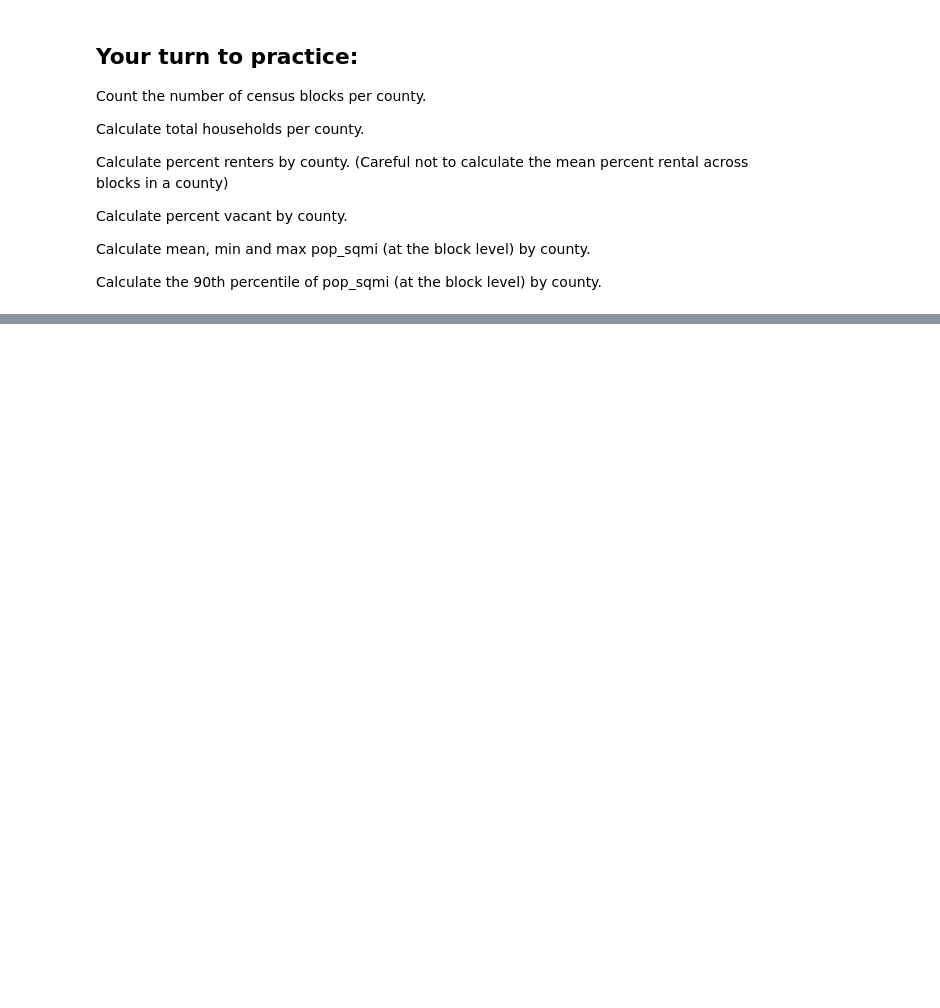
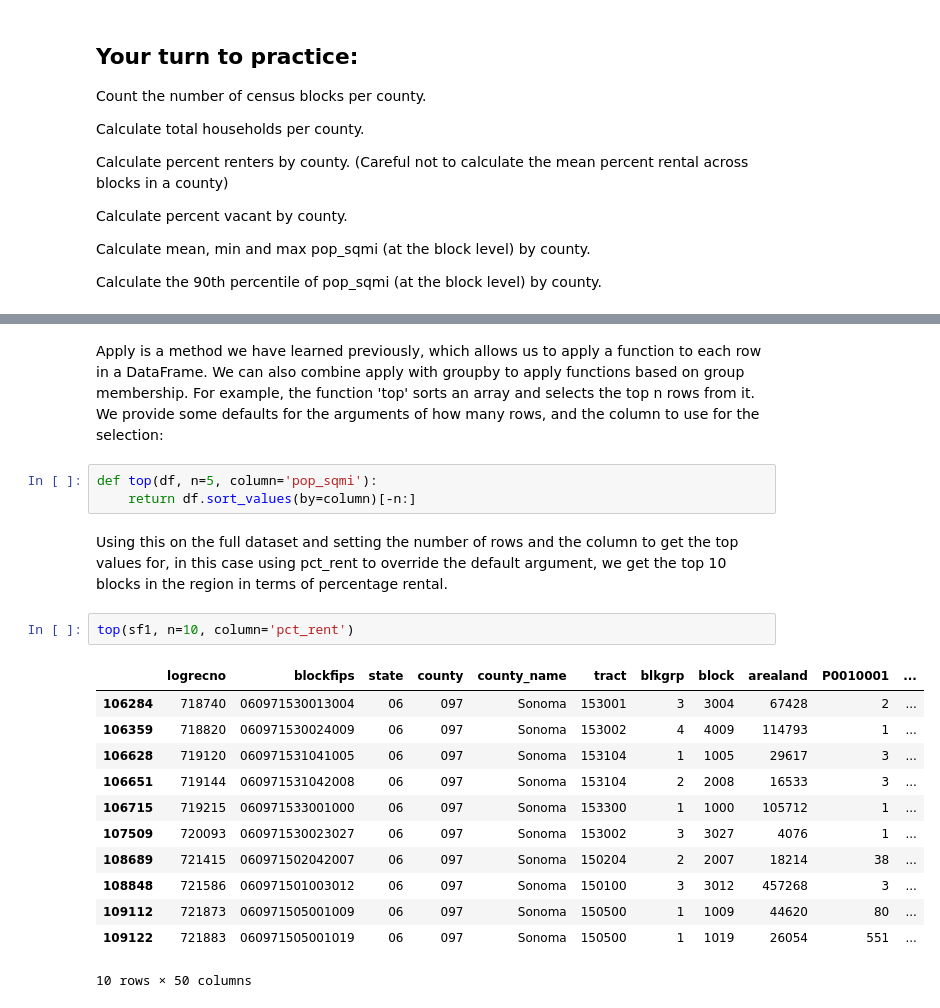
Before and after one commit to waddell/urban-informatics-and-visualization, a Jupyter notebook: Session 16 - Oct 19 - Pandas Data Science Part 1/data-science-part-1.ipynb, the cells around one changed output, grey strips where cells are left out. Drawn from its saved outputs; the diff is of its cells as text; blank space fills up the shorter version.

```diff
--- a/Session 16 - Oct 19 - Pandas Data Science Part 1/data-science-part-1.ipynb
+++ b/Session 16 - Oct 19 - Pandas Data Science Part 1/data-science-part-1.ipynb
@@ -140,0 +303,22 @@ Calculate the 90th percentile of pop_sqmi (at the block level) by county.
+# %% [markdown]
+Apply is a method we have learned previously, which allows us to apply a function to each row in a DataFrame.  We can also combine apply with groupby to apply functions based on group membership.  For example, the function 'top' sorts an array and selects the top n rows from it.  We provide some defaults for the arguments of how many rows, and the column to use for the selection:
+# %%
+def top(df, n=5, column='pop_sqmi'):
+    return df.sort_values(by=column)[-n:]
+# %% [markdown]
+Using this on the full dataset and setting the number of rows and the column to get the top values for, in this case using pct_rent to override the default argument, we get the top 10 blocks in the region in terms of percentage rental.
+# %%
+top(sf1, n=10, column='pct_rent')
+# %% [output]
+|  | logrecno | blockfips | state | county | county_name | tract | blkgrp | block | arealand | P0010001 | ... |
+| 106284 | 718740 | 060971530013004 | 06 | 097 | Sonoma | 153001 | 3 | 3004 | 67428 | 2 | ... |
+| 106359 | 718820 | 060971530024009 | 06 | 097 | Sonoma | 153002 | 4 | 4009 | 114793 | 1 | ... |
+| 106628 | 719120 | 060971531041005 | 06 | 097 | Sonoma | 153104 | 1 | 1005 | 29617 | 3 | ... |
+| 106651 | 719144 | 060971531042008 | 06 | 097 | Sonoma | 153104 | 2 | 2008 | 16533 | 3 | ... |
+| 106715 | 719215 | 060971533001000 | 06 | 097 | Sonoma | 153300 | 1 | 1000 | 105712 | 1 | ... |
+| 107509 | 720093 | 060971530023027 | 06 | 097 | Sonoma | 153002 | 3 | 3027 | 4076 | 1 | ... |
+| 108689 | 721415 | 060971502042007 | 06 | 097 | Sonoma | 150204 | 2 | 2007 | 18214 | 38 | ... |
+| 108848 | 721586 | 060971501003012 | 06 | 097 | Sonoma | 150100 | 3 | 3012 | 457268 | 3 | ... |
+| 109112 | 721873 | 060971505001009 | 06 | 097 | Sonoma | 150500 | 1 | 1009 | 44620 | 80 | ... |
+| 109122 | 721883 | 060971505001019 | 06 | 097 | Sonoma | 150500 | 1 | 1019 | 26054 | 551 | ... |
+10 rows × 50 columns
```
Also changed, not shown: parts of 30 cells of this notebook.
